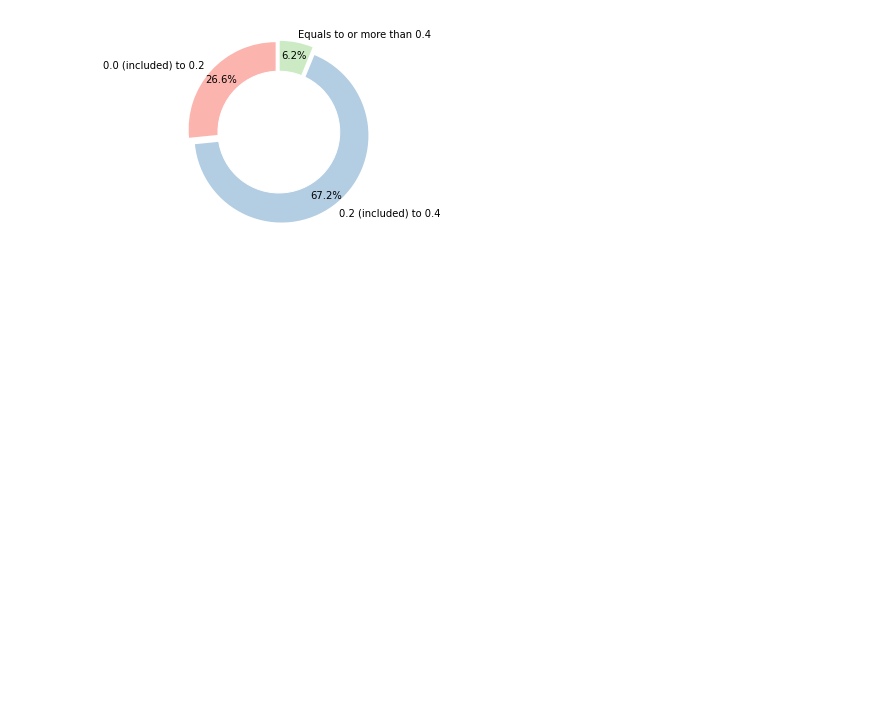
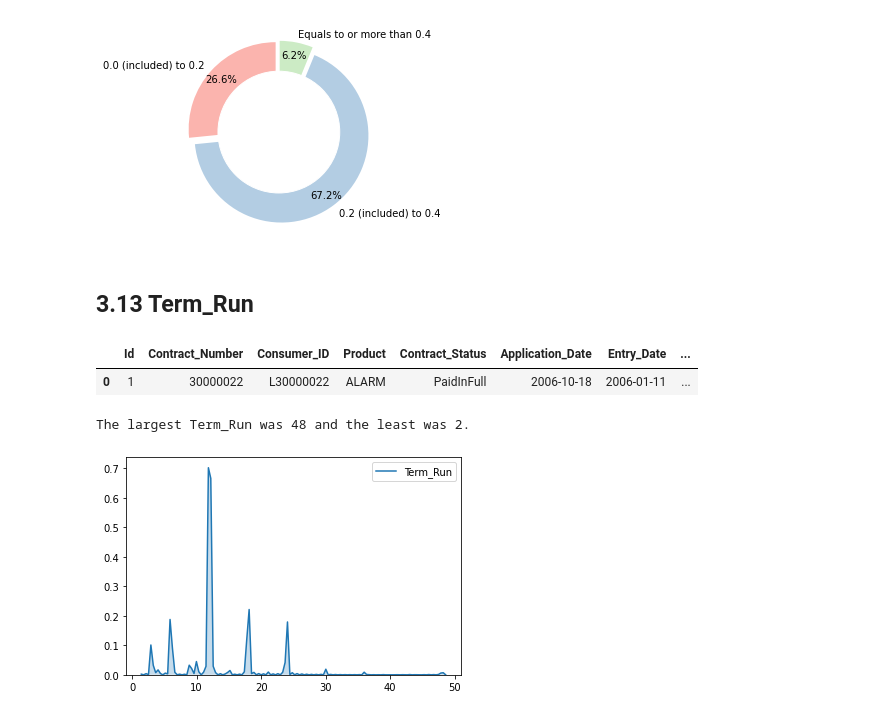
Before and after one commit to yanglinjing/vmor, a Jupyter notebook: Bank_customer_30.ipynb, the cells around one changed output. Drawn from its saved outputs; the diff is of its cells as text; code cells hidden in the pictures; blank space fills up the shorter version.

```diff
--- a/Bank_customer_30.ipynb
+++ b/Bank_customer_30.ipynb
@@ -831,3 +831,15 @@ deposit_percent_df
 plot_donut(deposit_percent_df)
 # %% [output]
 [figure]
+# %% [markdown]
+## 3.13 Term_Run
+# %%
+df.head(1)
+# %% [output]
+|  | Id | Contract_Number | Consumer_ID | Product | Contract_Status | Application_Date | Entry_Date | ... |
+| 0 | 1 | 30000022 | L30000022 | ALARM | PaidInFull | 2006-10-18 | 2006-01-11 | ... |
+# %%
+explore_amt('Term_Run')
+# %% [output]
+The largest Term_Run was 48 and the least was 2.
+[figure, added]
```
Also changed, not shown: parts of 7 cells of this notebook.
